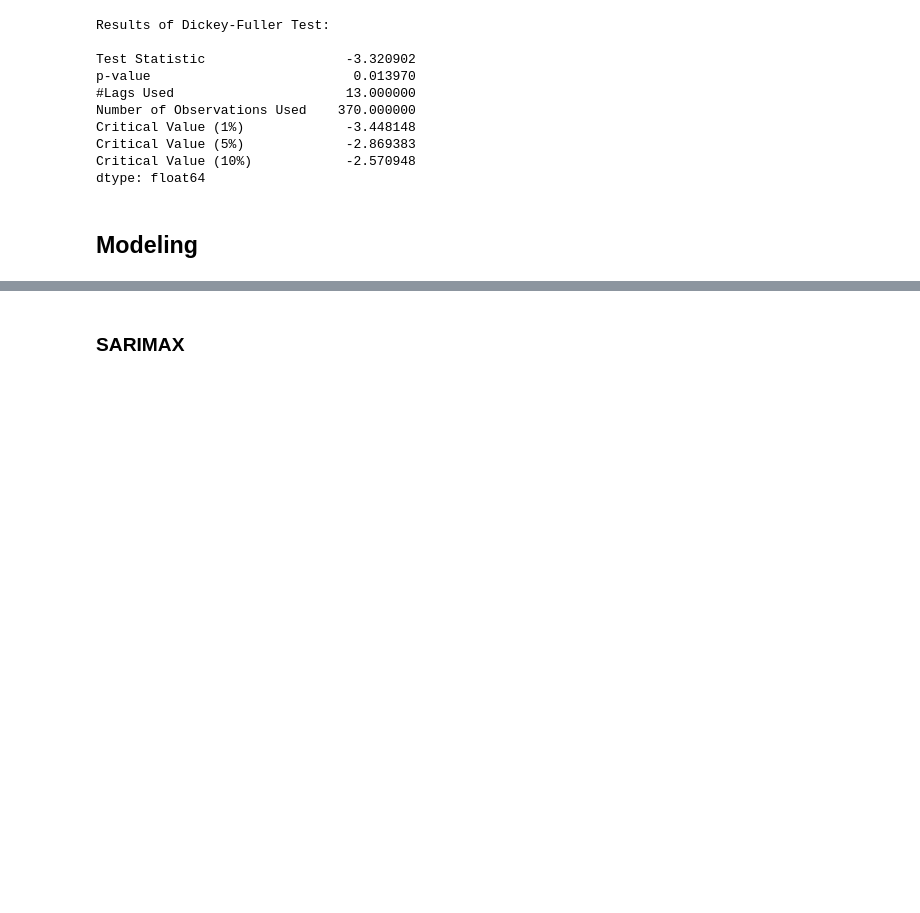
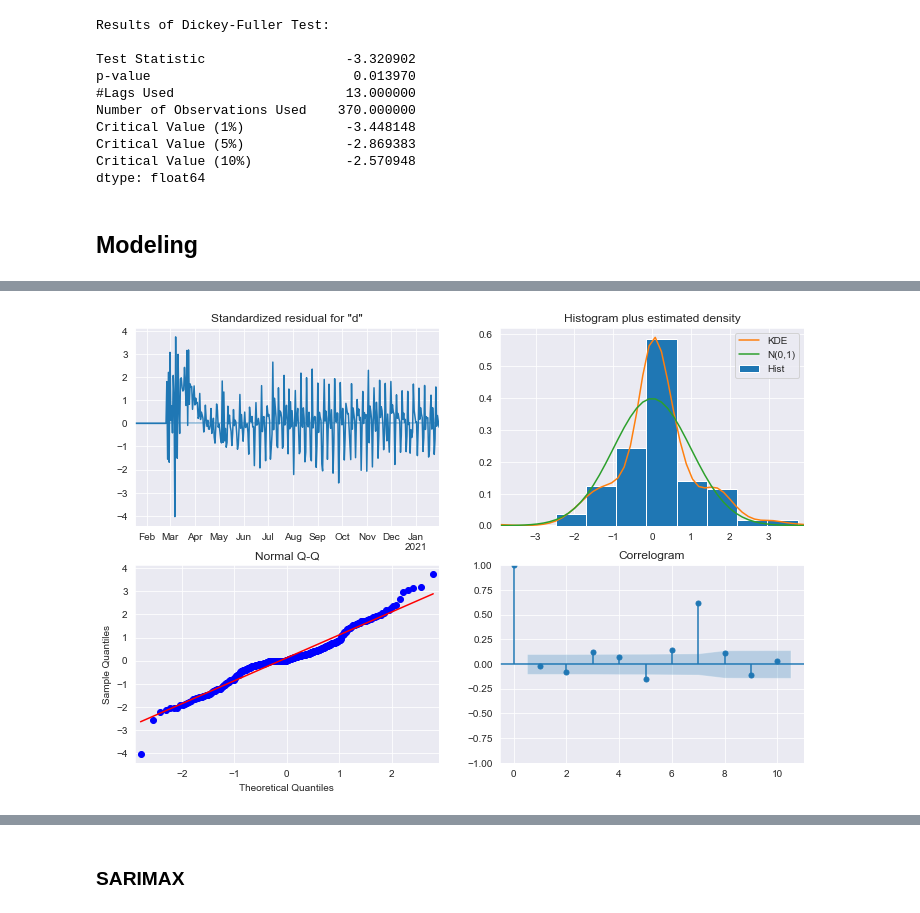
Before and after one commit to ghcn345/Coronavirus-Prediction, a Jupyter notebook: project_coronavirus.ipynb, the cells around one changed output, grey strips where cells are left out. Cells and saved outputs as stored; diff of their text form; code cells hidden in the pictures; blank space fills up the shorter version.

Commit message:
fig & model

```diff
--- a/project_coronavirus.ipynb
+++ b/project_coronavirus.ipynb
@@ -317,0 +320,19 @@ dtype: float64
+# %%
+# construct seperate dataframes per target variable
+deaths = pd.DataFrame(df.deathIncrease, index=df.index)
+
+# drop nan values from the start of each target dataframe
+deaths.fillna(value=1, inplace=True)
+
+# add one to all values of zero for log transforms
+deaths['deathIncrease'] = np.where(deaths.deathIncrease == 0, 1, deaths.deathIncrease)
+
+ARIMA_MODEL = SARIMAX(endog=np.log(deaths),
+                      order=(2,1,2),
+                      enforce_stationarity=False,
+                      enforce_invertibility=False)
+
+# Fit the model and print results
+output = ARIMA_MODEL.fit()
+print(output.summary().tables[0])
+print(output.summary().tables[1])
@@ -317,0 +359,6 @@ dtype: float64
+# %%
+# Call plot_diagnostics() on the results calculated above
+output.plot_diagnostics(figsize=(12, 8))
+plt.show()
+# %% [output]
+[figure, added]
```
Also changed, not shown: parts of 15 cells of this notebook, 2 other files.
